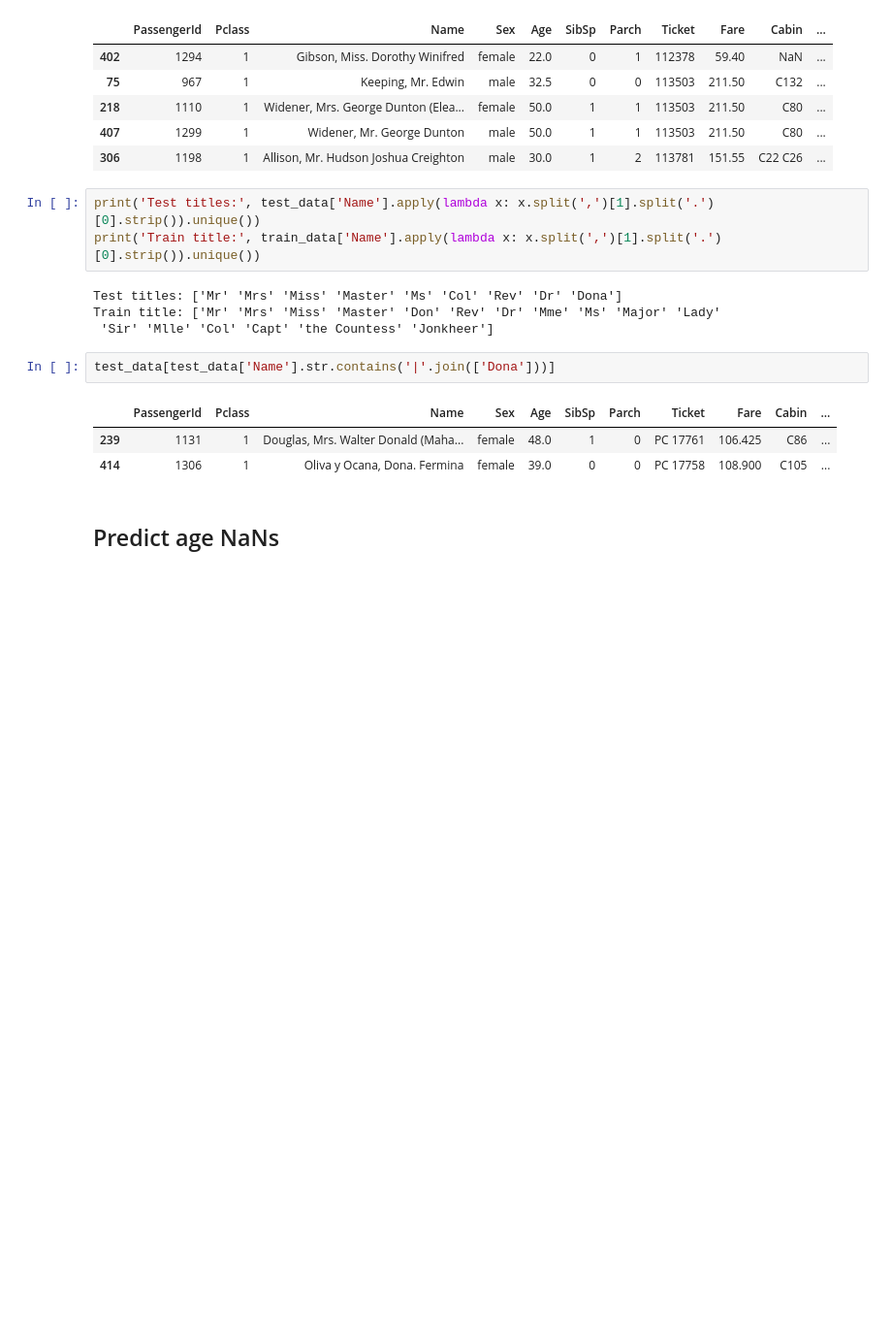
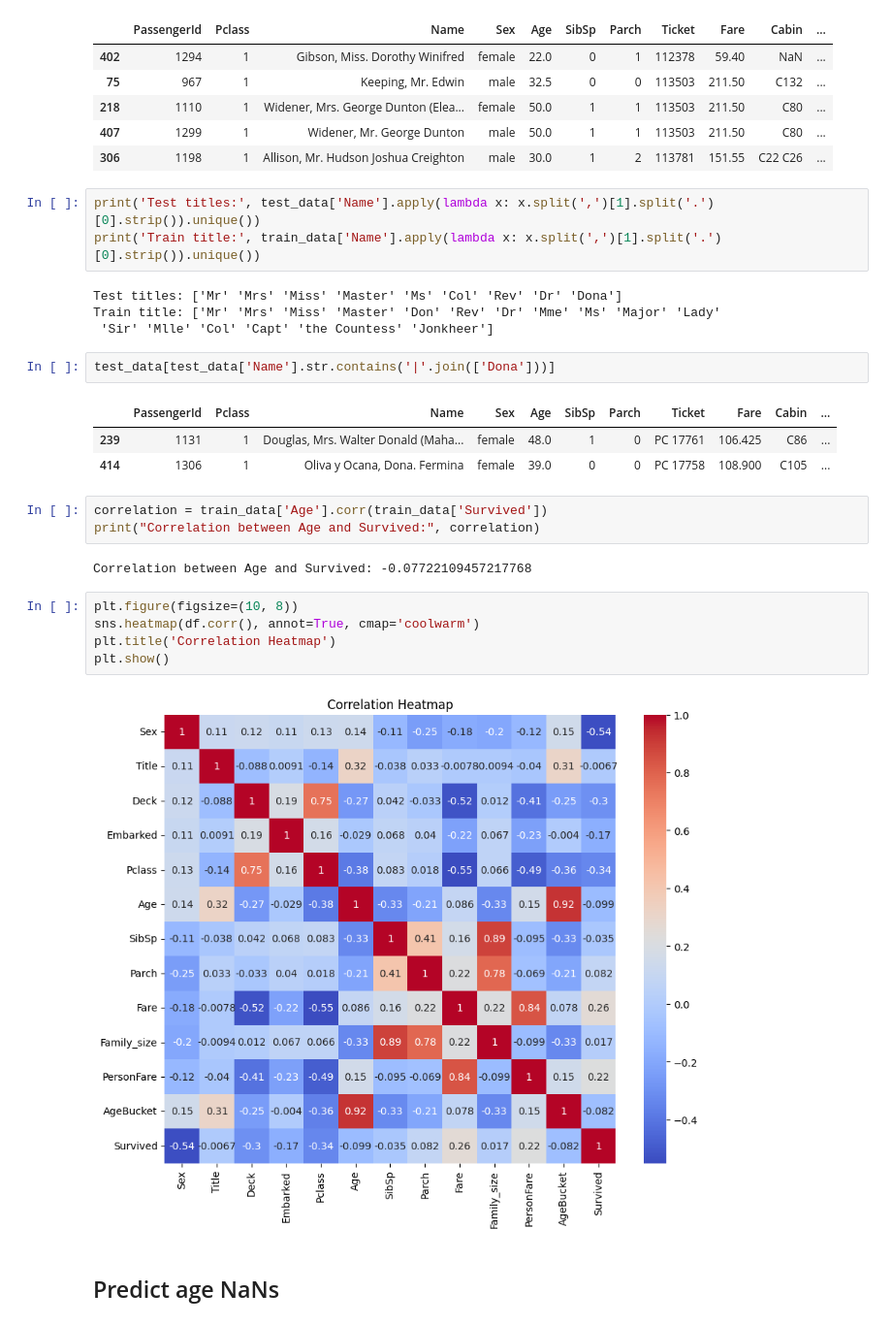
Before and after one commit to Dimildizio/WorksOnMyMachine, a Jupyter notebook: TitanicEDA.ipynb, the cells around one changed output. Shown at 97% size. Drawn from its saved outputs; the diff is of its cells as text; blank space fills up the shorter version.

```diff
--- a/TitanicEDA.ipynb
+++ b/TitanicEDA.ipynb
@@ -134,6 +149,18 @@ test_data[test_data['Name'].str.contains('|'.join(['Dona']))]
 |  | PassengerId | Pclass | Name | Sex | Age | SibSp | Parch | Ticket | Fare | Cabin | ... |
 | 239 | 1131 | 1 | Douglas, Mrs. Walter Donald (Maha... | female | 48.0 | 1 | 0 | PC 17761 | 106.425 | C86 | ... |
 | 414 | 1306 | 1 | Oliva y Ocana, Dona. Fermina | female | 39.0 | 0 | 0 | PC 17758 | 108.900 | C105 | ... |
+# %%
+correlation = train_data['Age'].corr(train_data['Survived'])
+print("Correlation between Age and Survived:", correlation)
+# %% [output]
+Correlation between Age and Survived: -0.07722109457217768
+# %%
+plt.figure(figsize=(10, 8))
+sns.heatmap(df.corr(), annot=True, cmap='coolwarm')
+plt.title('Correlation Heatmap')
+plt.show()
+# %% [output]
+[figure, added]
 # %% [markdown]
 ## Predict age NaNs
 # %%
```
Also changed, not shown: parts of 7 cells of this notebook.
